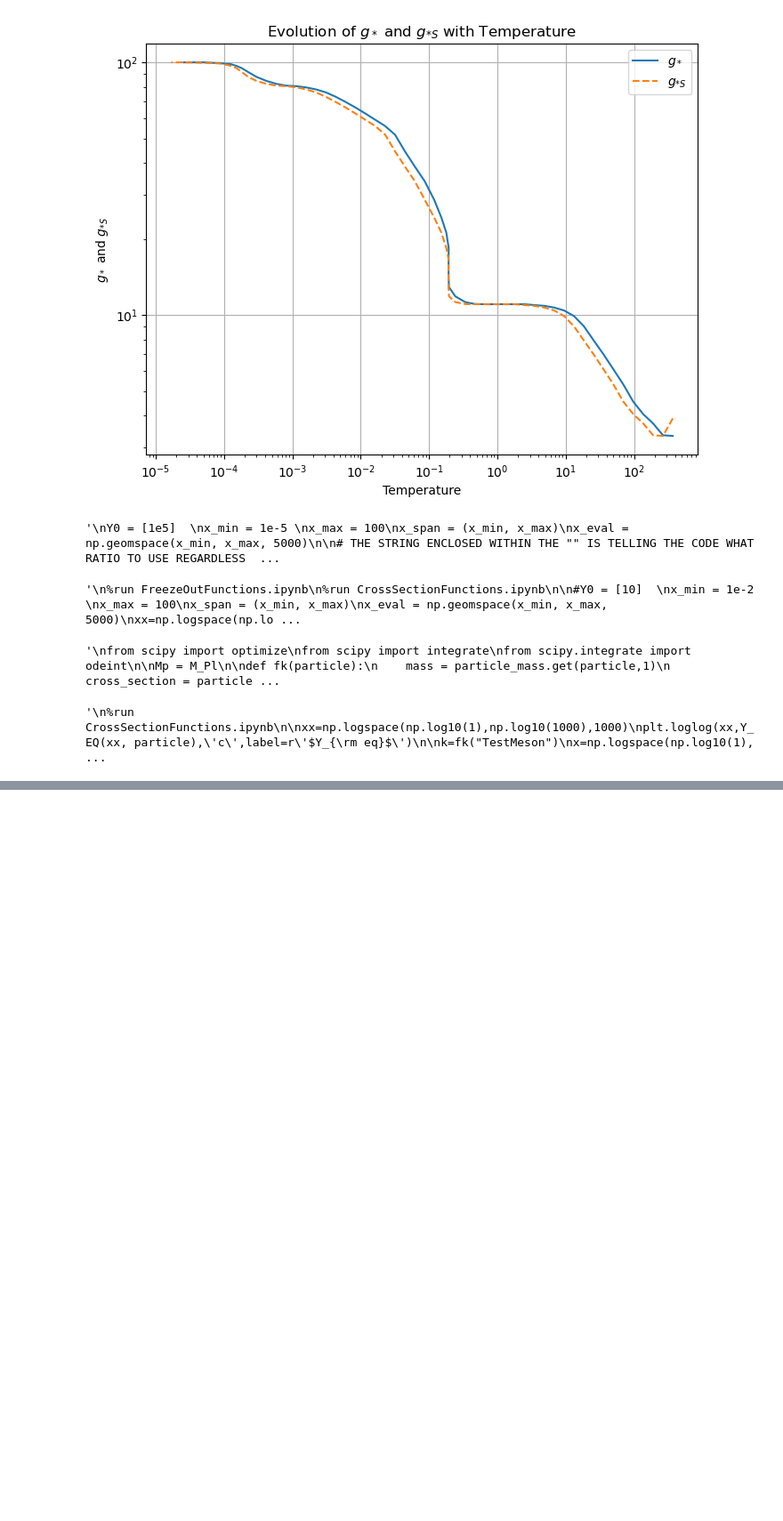
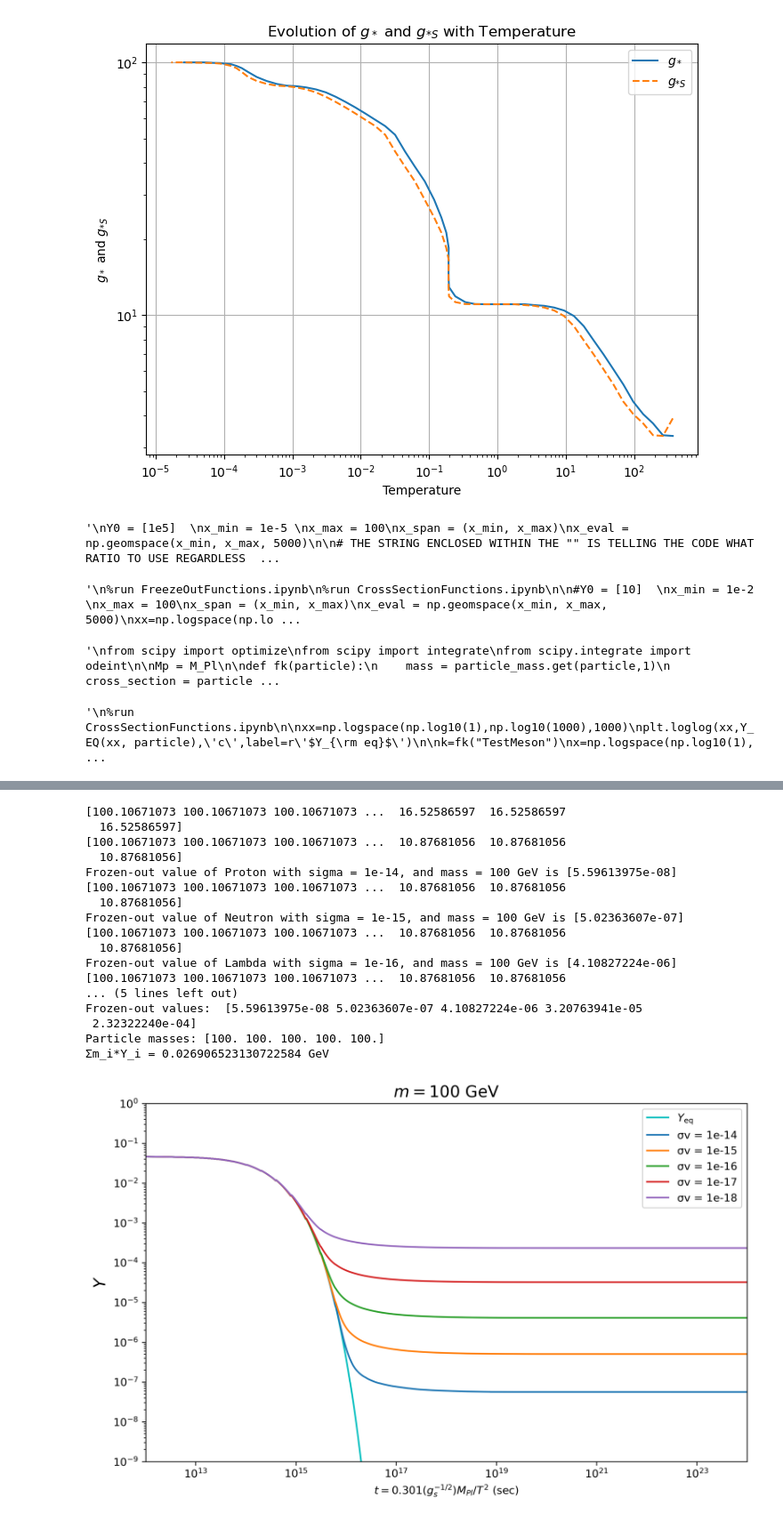
Before and after one commit to IgalPress/Thesis, a Jupyter notebook: FreezeOutCode.ipynb, the cells around one changed output, grey strips where cells are left out. Shown at 89% size. Cells and saved outputs as stored; diff of their text form; code cells hidden in the pictures; blank space fills up the shorter version.

```diff
--- a/FreezeOutCode.ipynb
+++ b/FreezeOutCode.ipynb
@@ -423,0 +597,63 @@ plt.grid()
+# %%
+"""
+plt.rcParams['figure.dpi'] = 300
+plt.figure(figsize=(10, 6))
+
+x=np.logspace(np.log10(1e-8),np.log10(100000),10000)
+xx=np.logspace(np.log10(1e-8),np.log10(1000),10000)
+time_axis_xx = time(xx, "Proton")
+
+plt.loglog(time_axis_xx,Y_EQ(xx, 'Proton'),'c',label=r'$Y_{\rm eq}$')
+
+FreezeOutNumber = np.array([])
+masses = np.array([])
+
+for particle in particles:
+    cross_section = particle_cross_sections.get(particle,1)
+    mass = particle_mass.get(particle,1)
+
+    k=fk(particle)
+    Y=integrate.odeint(dYdx,Y_EQ(x[0], particle), x, args=(particle,))
+
+    time_axis = time(x, particle)
+
+    print(f'Frozen-out value of {particle} with sigma = {cross_section}, and mass = {mass} GeV is {Y[-1]}')
+
+    plt.loglog(time_axis,Y,label=f'σv = {cross_section}')
+
+    FreezeOutNumber = np.append(FreezeOutNumber,Y[-1])
+    masses = np.append(masses, mass)
+
+print('Frozen-out values: ', FreezeOutNumber)
+print(f'Particle masses: {masses}')
+print(f'Σm_i*Y_i = {np.sum(np.multiply(masses,FreezeOutNumber))} GeV')
+
+
+plt.ylim(1E-9,1)
+plt.xlim(1e12,1e24)
+plt.xlabel('$t = 0.301(g_s^{-1/2})M_{Pl}/T^{2}$ (sec)')
+plt.ylabel('$Y$', size= 15)
+plt.title('$m = 100$ GeV', size = 15)
+plt.legend()
+
+plt.savefig('ParticlesTime.png')
+"""
+# %% [output]
+[100.10671073 100.10671073 100.10671073 ...  16.52586597  16.52586597
+  16.52586597]
+[100.10671073 100.10671073 100.10671073 ...  10.87681056  10.87681056
+  10.87681056]
+Frozen-out value of Proton with sigma = 1e-14, and mass = 100 GeV is [5.59613975e-08]
+[100.10671073 100.10671073 100.10671073 ...  10.87681056  10.87681056
+  10.87681056]
+Frozen-out value of Neutron with sigma = 1e-15, and mass = 100 GeV is [5.02363607e-07]
+[100.10671073 100.10671073 100.10671073 ...  10.87681056  10.87681056
+  10.87681056]
+Frozen-out value of Lambda with sigma = 1e-16, and mass = 100 GeV is [4.10827224e-06]
+[100.10671073 100.10671073 100.10671073 ...  10.87681056  10.87681056
+... (5 lines left out)
+Frozen-out values:  [5.59613975e-08 5.02363607e-07 4.10827224e-06 3.20763941e-05
+ 2.32322240e-04]
+Particle masses: [100. 100. 100. 100. 100.]
+Σm_i*Y_i = 0.026906523130722584 GeV
+[figure, added]
```
Also changed, not shown: parts of 6 cells of this notebook, 5 other files.
